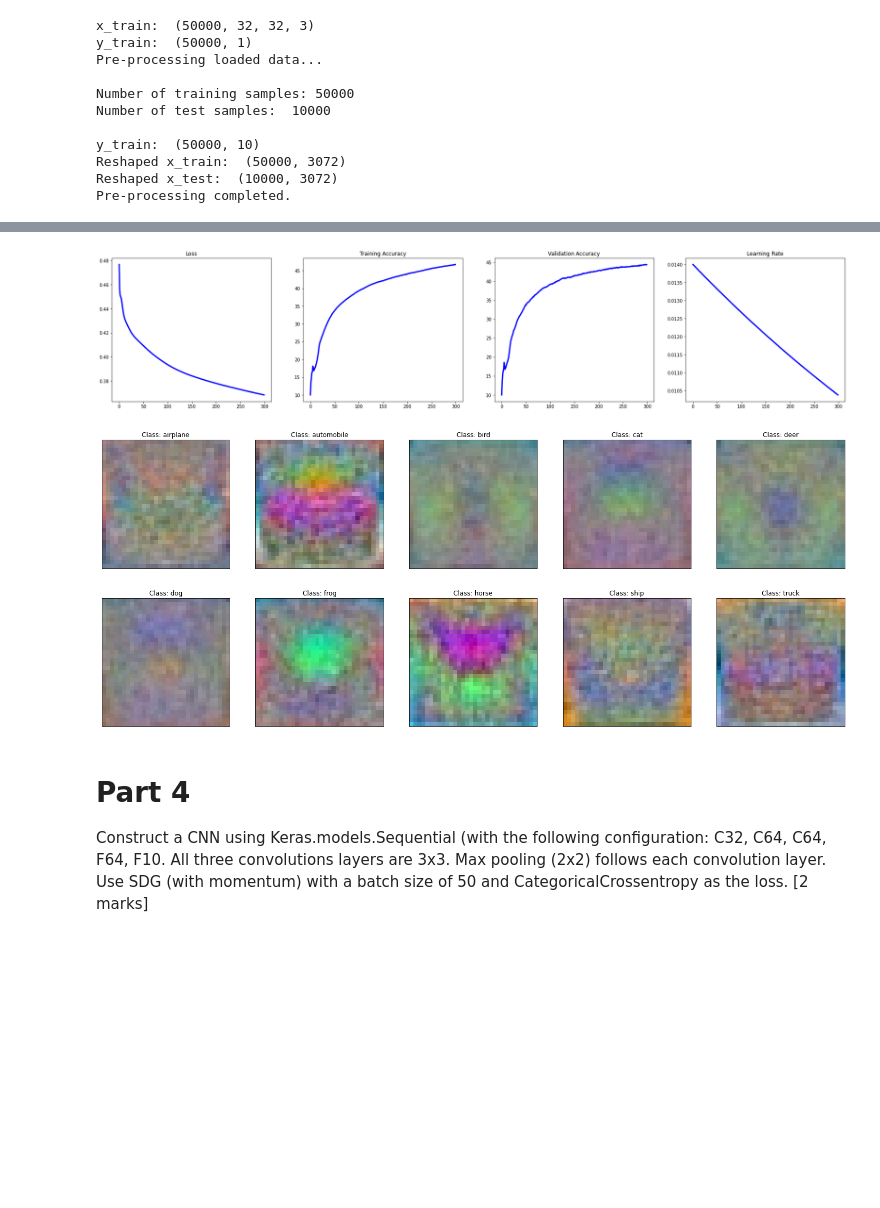
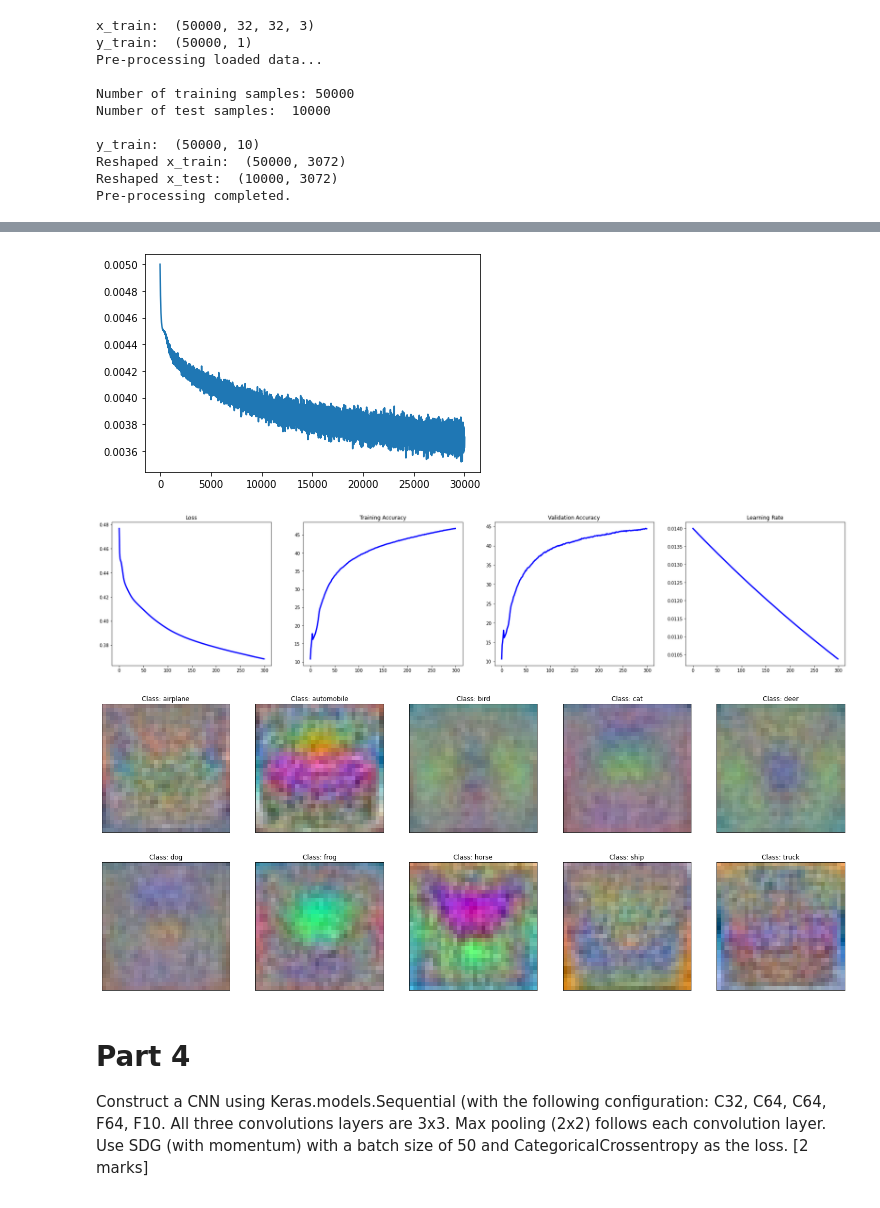
Before and after one commit to bimalka98/Computer-Vision-and-Image-Processing, a Jupyter notebook: EN2550Assignments/A4/180631J_a04.ipynb, the cells around one changed output, grey strips where cells are left out. Cells and saved outputs as stored; diff of their text form; code cells hidden in the pictures; blank space fills up the shorter version.

Commit message:
Minibatch SGD completed with  Validation Acc: 44.40000

```diff
--- a/EN2550Assignments/A4/180631J_a04.ipynb
+++ b/EN2550Assignments/A4/180631J_a04.ipynb
@@ -469,6 +469,7 @@ lr_hitory = []
 loss_history = [] # Vlaues of cost function at each iteration
 train_acc_history = []
 val_acc_history = []
+mini_batch_loss = []
 
 m = x_train.shape[0]  # Number of training examples
 
@@ -497,6 +498,7 @@ for t in range(1,iterations+1):
         minibatch_loss = (1/(2*m))*np.sum(( predict - y_train_3[start:stop])**2)\
              + (1/(2*m))*reg*np.sum(w1**2) + (1/(2*m))*reg*np.sum(w2**2)
 
+        mini_batch_loss.append(minibatch_loss)
         batch_loss+= minibatch_loss
 
         # Back Propagation partial dertivatives of Loss function
@@ -541,8 +543,8 @@ for t in range(1,iterations+1):
 
 endat = time.time()
 duration = endat - beginat
-print("Stochastic Gradient Descent completed in {} minutes {} seconds.\
-                Parameters were trained".format(duration//60, duration%60))
+print("Stochastic Gradient Descent completed in {} minutes {:.2f} seconds.Parameters were trained."\
+      .format(duration//60, duration%60))
 # %% [output]
 Initializing the weight matrix with random weights...
 w1: (3072, 200)
@@ -564,32 +566,35 @@ Stochastic Gradient Descent completed in 31.0 minutes 22.831976413726807 seconds
 # %%
 # ------Plotting learning rate, training and testing loss and accuracies-------
+plt.plot(mini_batch_loss);plt.show()
+
 fig, axes  = plt.subplots(1,4, sharex='all', sharey='all', figsize=(30,6))
 items = {"Loss":loss_history, "Training Accuracy":train_acc_history,\
          "Validation Accuracy": val_acc_history, "Learning Rate":lr_hitory}
 location = 1
 for key in items.keys():
     plt.subplot(1,4,location);plt.plot(items[key], color='#0000ff', linewidth=3)
     plt.title(key)
     location+=1
 saveto("part3plots.eps")
 
 # -------------------Showing the weights matrix W1.W2 as 10 images-----------------
 weights = w1[1:,].dot(w2[1:,]) # Removing the rows of bias terms.
 weights_pos =  weights- np.min(weights)# Making the minimum weight zero.
 images = ((weights_pos/np.max(weights_pos))*255).astype('uint8')
 CIFAR10 = ['airplane', 'automobile', 'bird', 'cat', 'deer', 'dog', 'frog', 'horse', 'ship', 'truck']
 fig, axes  = plt.subplots(2,5, sharex='all', sharey='all', figsize=(25,10))
 location = 1 # Location of the image in the grid of 2x5
 for i in range(K):
     image = images[:,i].reshape(32,32,3)
     plt.subplot(2,5,location),plt.imshow(image[:,:,::-1])
     plt.title("Class: {}".format(CIFAR10[i])),plt.xticks([]),plt.yticks([])
     saveimg("Reg Image "+ str(i)+".jpg", image)
     location+=1
 saveto("trainedWeightsnn2stochastic.eps")
 # %% [output]
-[figure, old version]
+[figure, new version]
-[figure, old version]
+[figure, new version]
+[figure, added]
 # %% [markdown]
 # Part 4
 Construct a CNN using Keras.models.Sequential (with the following configuration: C32, C64, C64, F64, F10. All three convolutions layers are 3x3. Max pooling (2x2) follows each convolution layer. Use SDG (with momentum) with a batch size of 50 and CategoricalCrossentropy as the loss. [2
```
Also changed, not shown: parts of 1 cell of this notebook, 12 other files.
